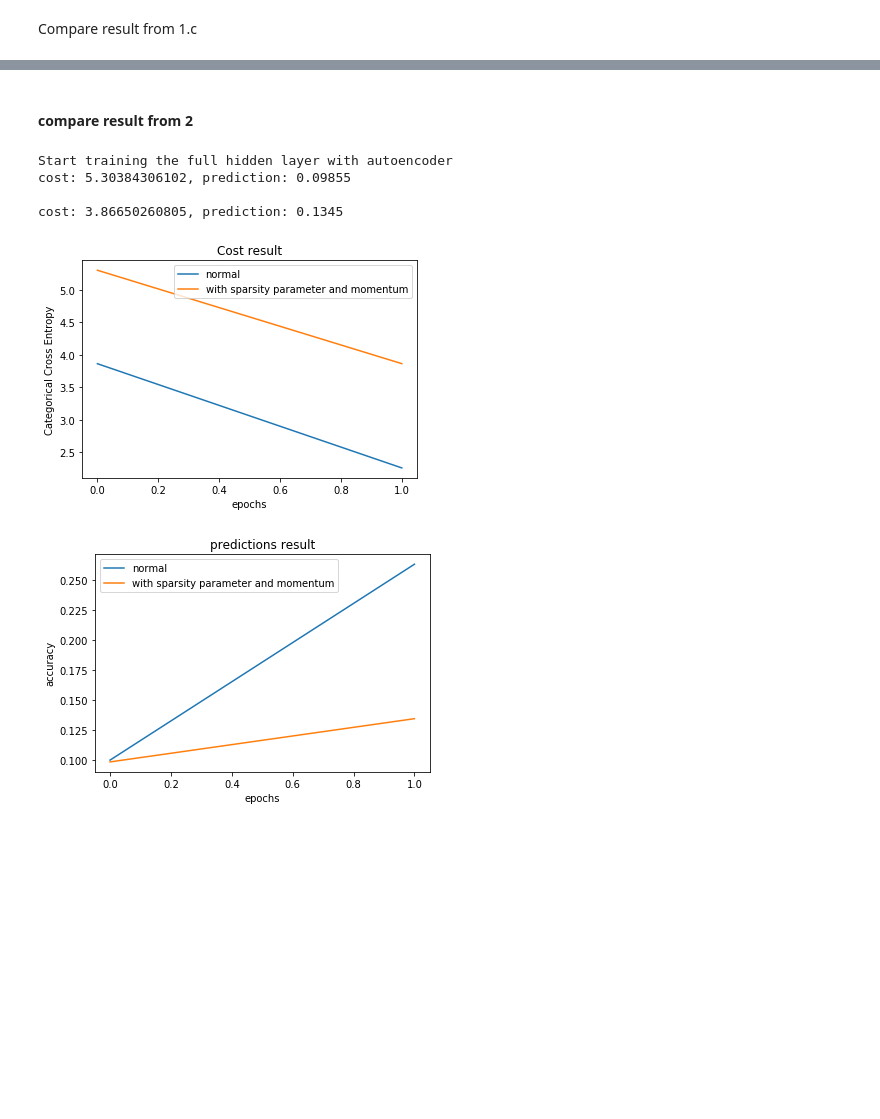
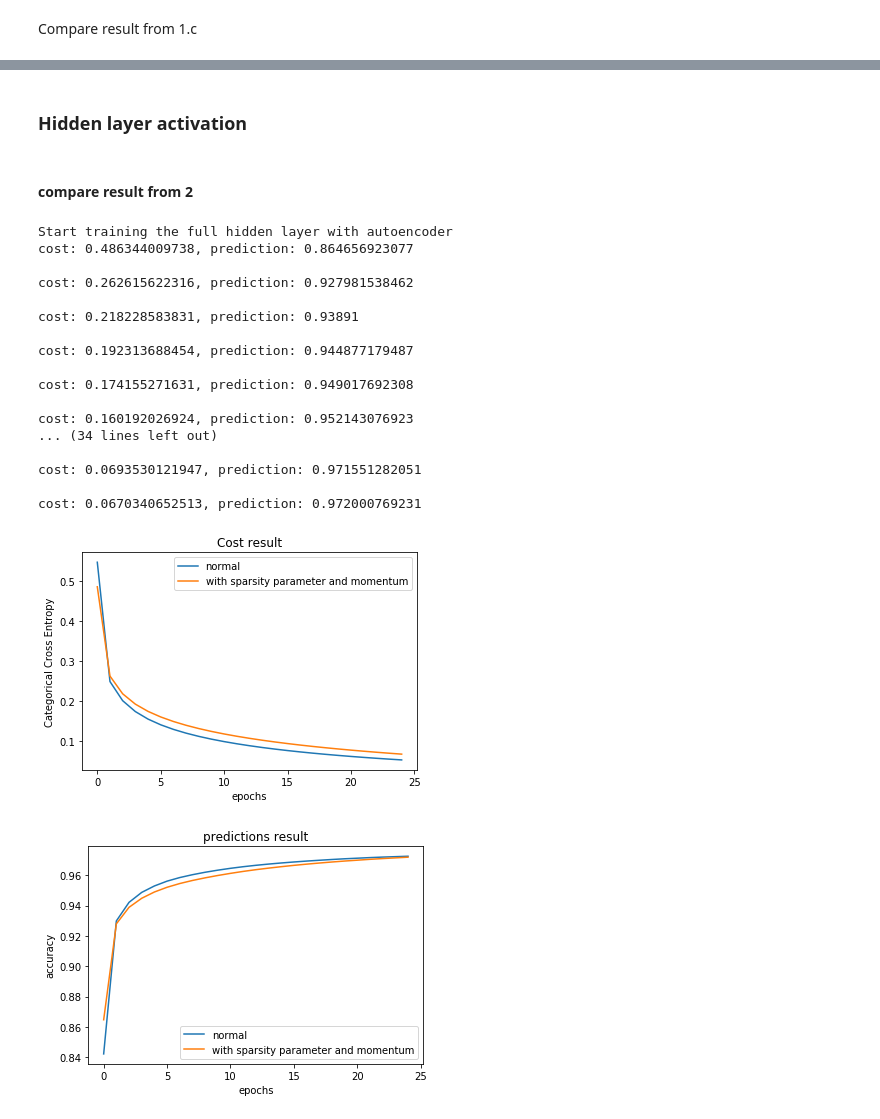
Before and after one commit to edwardsujono/neural_network_deep_cnn_autoencoder, a Jupyter notebook: Auto Encoder.ipynb, the cells around one changed output, grey strips where cells are left out. Saved outputs shown, nothing was run; the diff lists cells and outputs as text; code cells hidden in the pictures; blank space fills up the shorter version.

Commit message:
update the hidden layer activation in the jupyter

```diff
--- a/Auto Encoder.ipynb
+++ b/Auto Encoder.ipynb
@@ -382,9 +535,9 @@ Plot
 a. Learning curve for training each layer.
 # %%
 num_feature = len(train_x[0])
-list_hidden_layer = [400,400,400]
-epochs = 2
-batch_size = 3000
+list_hidden_layer = [900,625,400]
+epochs = 25
+batch_size = 128
 num_output = 10
 
 softmax = SoftmaxAutoEncoder(num_features=num_feature, num_outputs=num_output,
@@ -537,9 +728,9 @@ parameter 𝛽 = 0.5, and sparsity parameter 𝜌 = 0.05. Compare the results wi
 Compare result from 1.a
 # %%
 num_feature = len(train_x[0])
-list_hidden_layer = [400,400,400]
-epochs = 2
-batch_size = 3000
+list_hidden_layer = [900,625,400]
+epochs = 25
+batch_size = 128
 num_output = 10
 momentum = 0.1
 sparsity_parameter = 0.05
@@ -556,7 +747,7 @@ softmax_momentum_sparsity.start_train_auto_encoder(epochs=epochs, batch_size=bat
                                  train_x=train_x, train_y=train_y, verbose=True)
 
 list_cost_momentum_sparsity = softmax_momentum_sparsity.get_total_costs_of_auto_encoder()
-list_normal_cost = softmax.get_total_costs_of_auto_encoder
+list_normal_cost = softmax.get_total_costs_of_auto_encoder()
 
 visualizer = DataVisualizationWithLabels()
 
@@ -647,0 +838,2 @@ Finish Plotting
+# %% [markdown]
+### Hidden layer activation
@@ -648,8 +850,8 @@ Finish Plotting
 # %% [markdown]
 #### compare result from 2
 # %%
-epochs = 2
-batch_size = 20000
+epochs = 25
+batch_size = 128
 
 softmax_momentum_sparsity.start_train_the_full(epochs=epochs, batch_size=batch_size,
                              train_x=train_x, train_y=train_y,
@@ -657,34 +859,47 @@ softmax_momentum_sparsity.start_train_the_full(epochs=epochs, batch_size=batch_s
 
 
 list_cost_spar_mom, list_prediction_spar_mom = softmax_momentum_sparsity.get_total_cost_and_prediction_full()
 list_cost, list_prediction = softmax.get_total_cost_and_prediction_full()
 
 visualizer = DataVisualizationWithLabels()
 
 %matplotlib inline
 
 visualizer.show_plot(list_x_point=[range(epochs) for k in range(2)],
                      list_y_point=[list_cost, list_cost_spar_mom],
                      x_label='epochs',
                      y_label='Categorical Cross Entropy',
                      title='Cost result',
                      figure_name='project_b/images/3_cost.png',
                      labels=['normal', 'with sparsity parameter and momentum']
                     )
 
 
 visualizer.show_plot(list_x_point=[range(epochs) for k in range(2)],
                      list_y_point=[list_prediction, list_prediction_spar_mom],
                      x_label='epochs',
                      y_label='accuracy',
                      title='predictions result',
                      figure_name='project_b/images/3_prediction.png',
                      labels=['normal', 'with sparsity parameter and momentum']
                     )
 # %% [output]
 Start training the full hidden layer with autoencoder
-cost: 5.30384306102, prediction: 0.09855
+cost: 0.486344009738, prediction: 0.864656923077
 
-cost: 3.86650260805, prediction: 0.1345
+cost: 0.262615622316, prediction: 0.927981538462
+
+cost: 0.218228583831, prediction: 0.93891
+
+cost: 0.192313688454, prediction: 0.944877179487
+
+cost: 0.174155271631, prediction: 0.949017692308
+
+cost: 0.160192026924, prediction: 0.952143076923
+... (34 lines left out)
+
+cost: 0.0693530121947, prediction: 0.971551282051
+
+cost: 0.0670340652513, prediction: 0.972000769231
-[figure, old version]
+[figure, new version]
-[figure, old version]
+[figure, new version]
```
Also changed, not shown: parts of 21 cells of this notebook, 1 other file.
